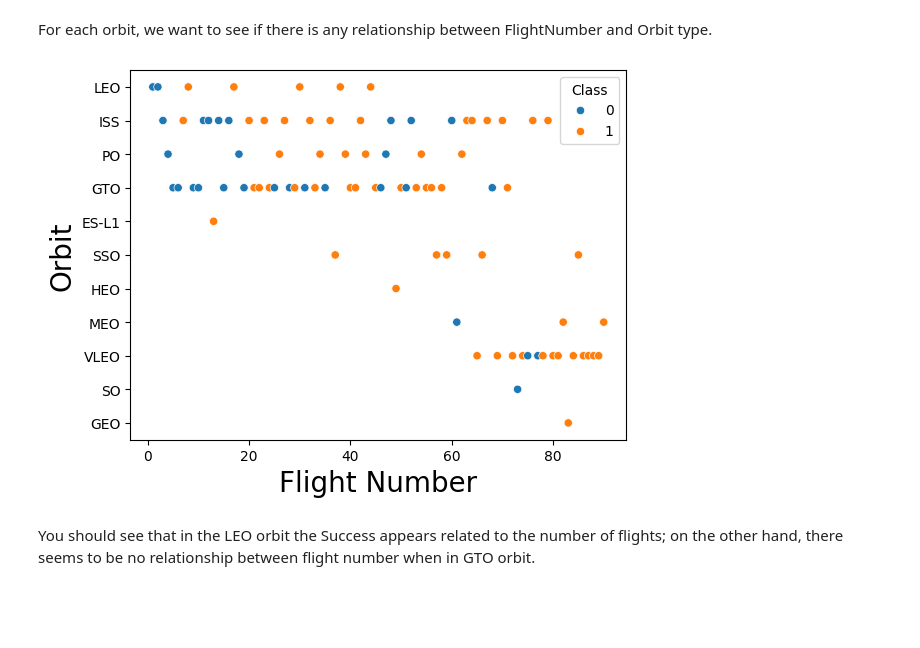
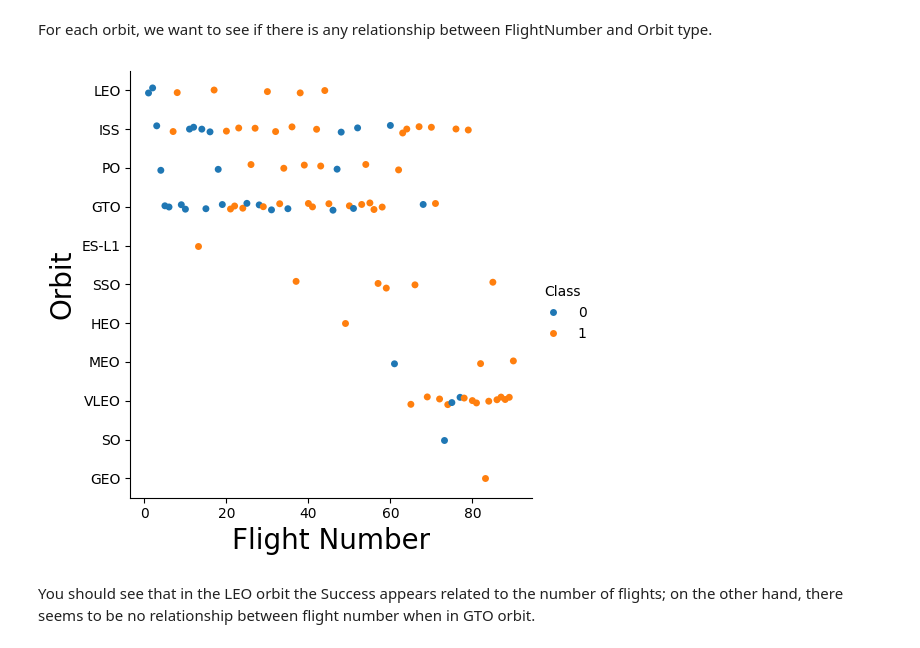
Before and after one commit to jeremygu000/coursera-ibm-data-science, a Jupyter notebook: src/Applied Data Science Capstone/jupyter-labs-eda-dataviz-v2.ipynb, the cells around one changed output. Saved outputs shown, nothing was run; the diff lists cells and outputs as text; code cells hidden in the pictures; blank space fills up the shorter version.

```diff
--- a/src/Applied Data Science Capstone/jupyter-labs-eda-dataviz-v2.ipynb
+++ b/src/Applied Data Science Capstone/jupyter-labs-eda-dataviz-v2.ipynb
@@ -167,12 +167,12 @@ Analyze the ploted bar chart try to find which orbits have high sucess rate.
 For each orbit, we want to see if there is any relationship between FlightNumber and Orbit type.
 # %%
 # Plot a scatter point chart with x axis to be FlightNumber and y axis to be the Orbit, and hue to be the class value
-sns.scatterplot(x="FlightNumber", y="Orbit", hue="Class", data=df)
+sns.catplot(x="FlightNumber", y="Orbit", hue="Class", data=df, kind="strip")
 plt.xlabel("Flight Number", fontsize=20)
 plt.ylabel("Orbit", fontsize=20)
 plt.show()
 # %% [output]
-[figure, old version]
+[figure, new version]
 # %% [markdown]
 You should see that in the LEO orbit the Success appears related to the number of flights; on the other hand, there seems to be no relationship between flight number when in GTO orbit.
 # %% [markdown]
```
Also changed, not shown: parts of 6 cells of this notebook.
